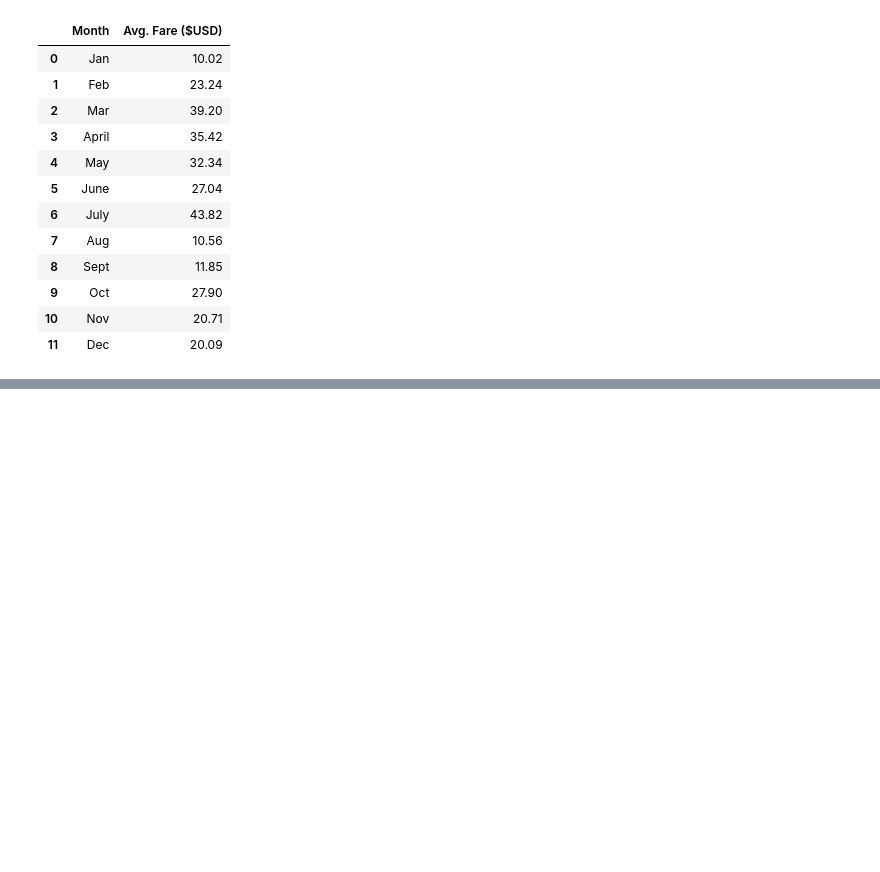
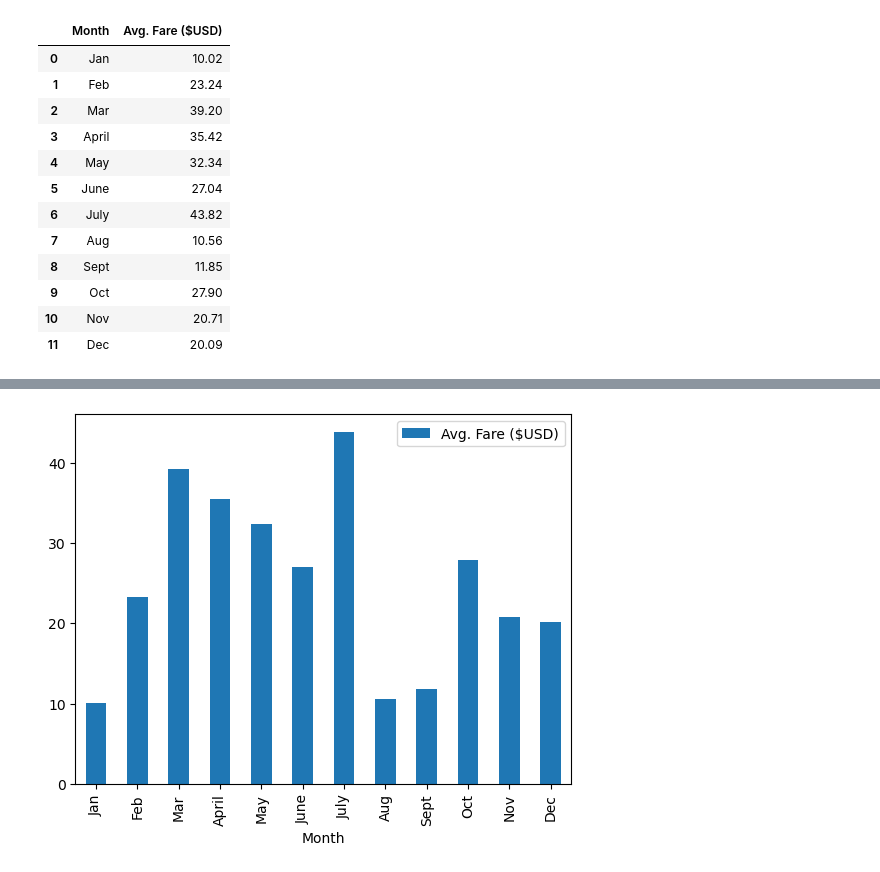
Before and after one commit to tanahildebrand/PyBer_Analysis, a Jupyter notebook: PyBer_ride_data.ipynb, the cells around one changed output, grey strips where cells are left out. Drawn from its saved outputs; the diff is of its cells as text; code cells hidden in the pictures; blank space fills up the shorter version.

```diff
--- a/PyBer_ride_data.ipynb
+++ b/PyBer_ride_data.ipynb
@@ -25,0 +42,5 @@ pyber_ride_df
+# %%
+pyber_ride_df.plot.bar(x="Month", y="Avg. Fare ($USD)")
+plt.show()
+# %% [output]
+[figure, added]
```
Also changed, not shown: parts of 6 cells of this notebook, 2 other files.
